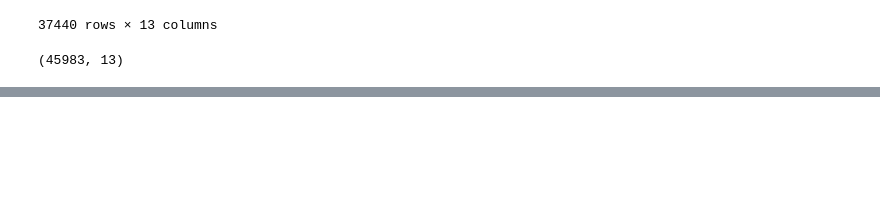
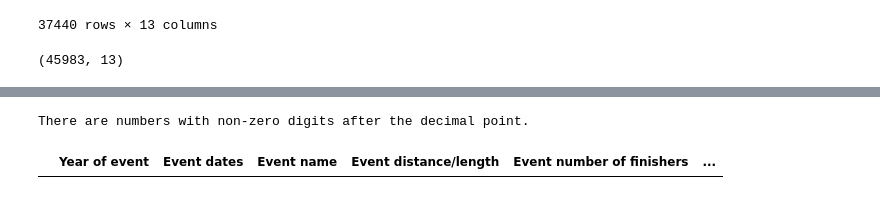
Before and after one commit to OlesiaNZ/python_running_data_analysis, a Jupyter notebook: analysis-the-big-dataset-of-ultra-marathon-running.ipynb, the cells around one changed output, grey strips where cells are left out. Drawn from its saved outputs; the diff is of its cells as text; code cells hidden in the pictures; blank space fills up the shorter version.

```diff
--- a/analysis-the-big-dataset-of-ultra-marathon-running.ipynb
+++ b/analysis-the-big-dataset-of-ultra-marathon-running.ipynb
@@ -358,0 +374,2 @@ dfRUS.shape
+# %%
+dfRUS['Event name'] = dfRUS['Event name'].str.replace('(RUS)', '').str.strip()
@@ -358,0 +429,14 @@ dfRUS.shape
+# %%
+# Check if any value in the 'Athlete year of birth' column has a non-zero digit after the decimal point
+has_nonzero_fractional = (dfRUS['Athlete year of birth'] % 1 != 0).any()
+
+if has_nonzero_fractional:
+    print("There are numbers with non-zero digits after the decimal point.")
+else:
+    print("All numbers after the decimal point are zero.")
+# %% [output]
+There are numbers with non-zero digits after the decimal point.
+# %%
+dfRUS[(dfRUS['Athlete year of birth'].notna()) & (dfRUS['Athlete year of birth'] % 1 != 0)]
+# %% [output]
+|  | Year of event | Event dates | Event name | Event distance/length | Event number of finishers | ... |
```
Also changed, not shown: parts of 9 cells of this notebook.
